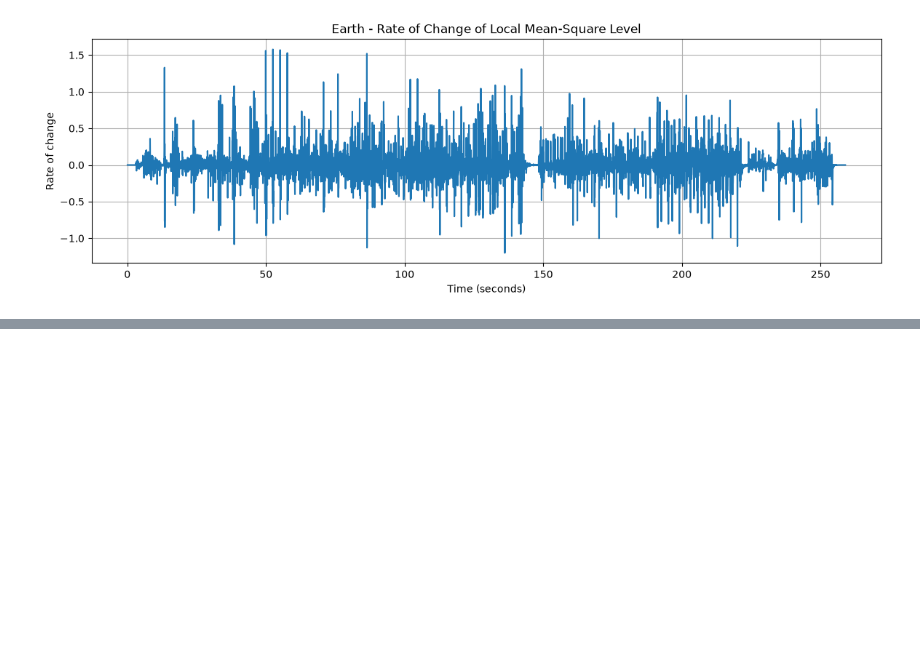
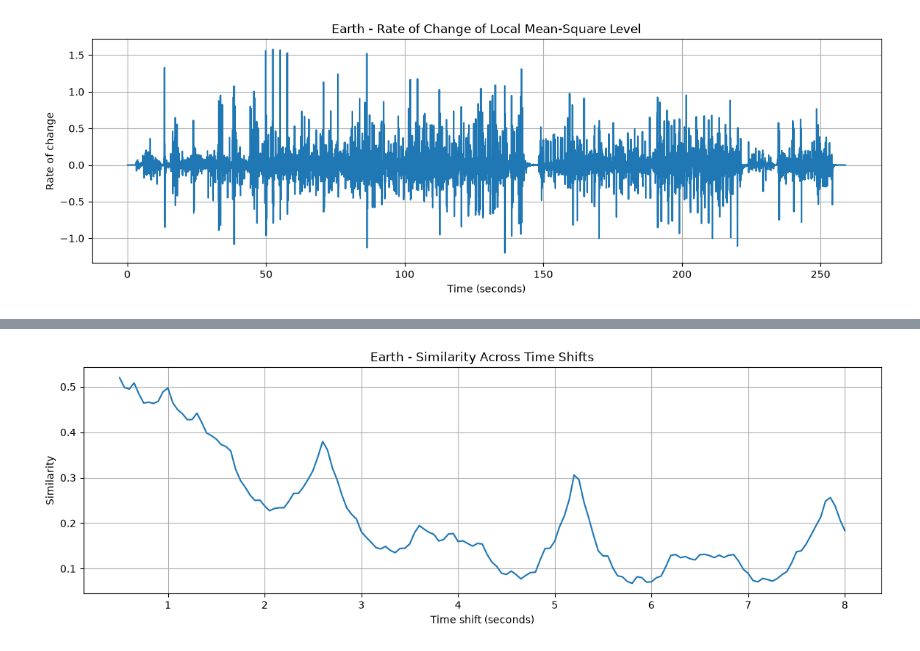
Before and after one commit to sradev81/Hidden-Pulse, a Jupyter notebook: hidden_pulse_analysis.ipynb, the cells around one changed output, grey strips where cells are left out. Drawn from its saved outputs; the diff is of its cells as text; code cells hidden in the pictures; blank space fills up the shorter version.

Commit message:
Time-shift similarity analysis and periodicity observation

```diff
--- a/hidden_pulse_analysis.ipynb
+++ b/hidden_pulse_analysis.ipynb
@@ -239,0 +250,35 @@ This suggests that rate of change may be useful for detecting strong musical eve
+# %%
+# Remove the average level so that we compare variations around the mean
+energy_centered = local_energy - np.mean(local_energy)
+
+# Test time shifts from 0.5 to 8 seconds
+min_lag_seconds = 0.5
+max_lag_seconds = 8.0
+
+min_lag = int(min_lag_seconds / window_seconds)
+max_lag = int(max_lag_seconds / window_seconds)
+
+lags = np.arange(min_lag, max_lag + 1)
+similarities = []
+
+for lag in lags:
+    a = energy_centered[:-lag]
+    b = energy_centered[lag:]
+
+    similarity = np.dot(a, b) / (np.linalg.norm(a) * np.linalg.norm(b))
+    similarities.append(similarity)
+
+lag_times = lags * window_seconds
+similarities = np.array(similarities)
+
+plt.figure(figsize=(14, 4))
+plt.plot(lag_times, similarities)
+
+plt.xlabel("Time shift (seconds)")
+plt.ylabel("Similarity")
+plt.title("Earth - Similarity Across Time Shifts")
+plt.grid()
+
+plt.show()
+# %% [output]
+[figure, added]
```
Also changed, not shown: parts of 4 cells of this notebook.
